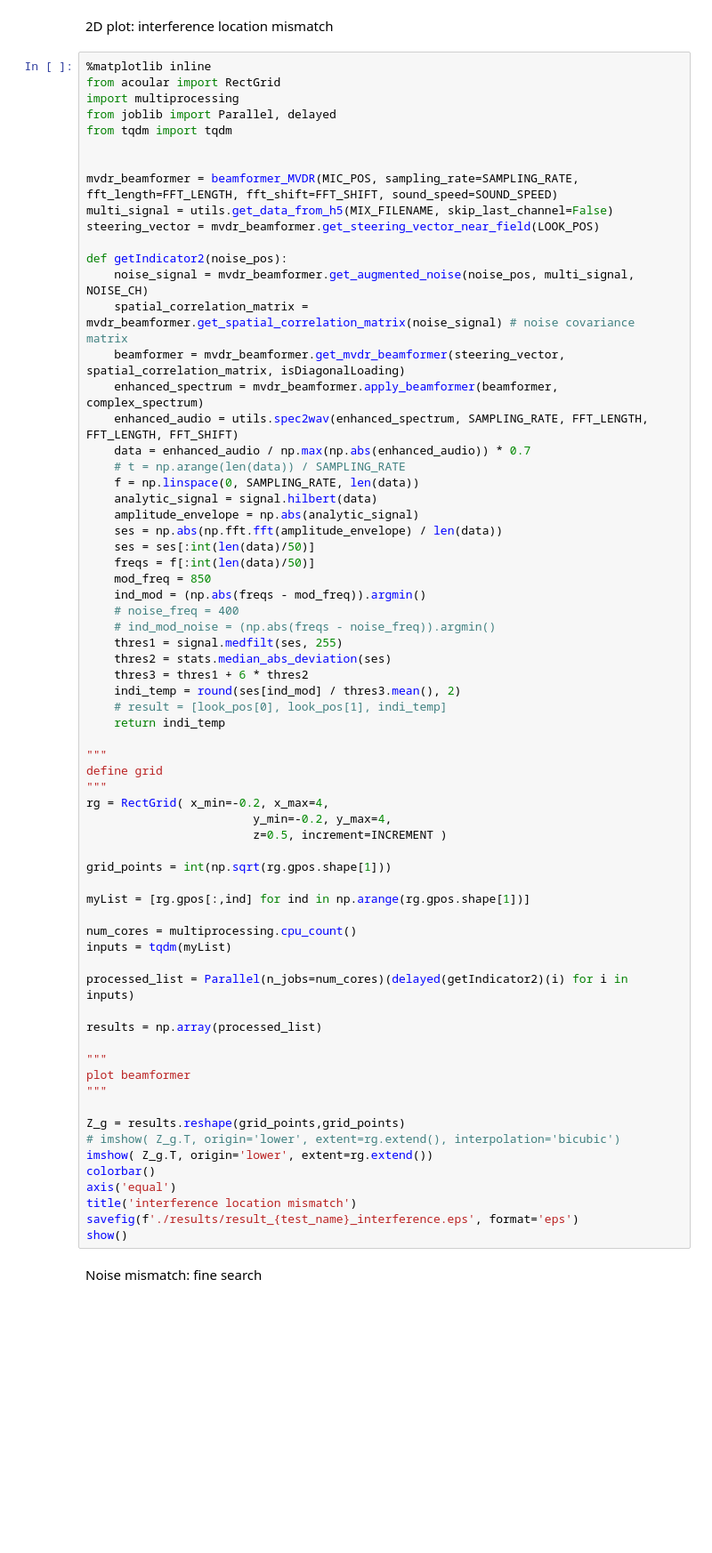
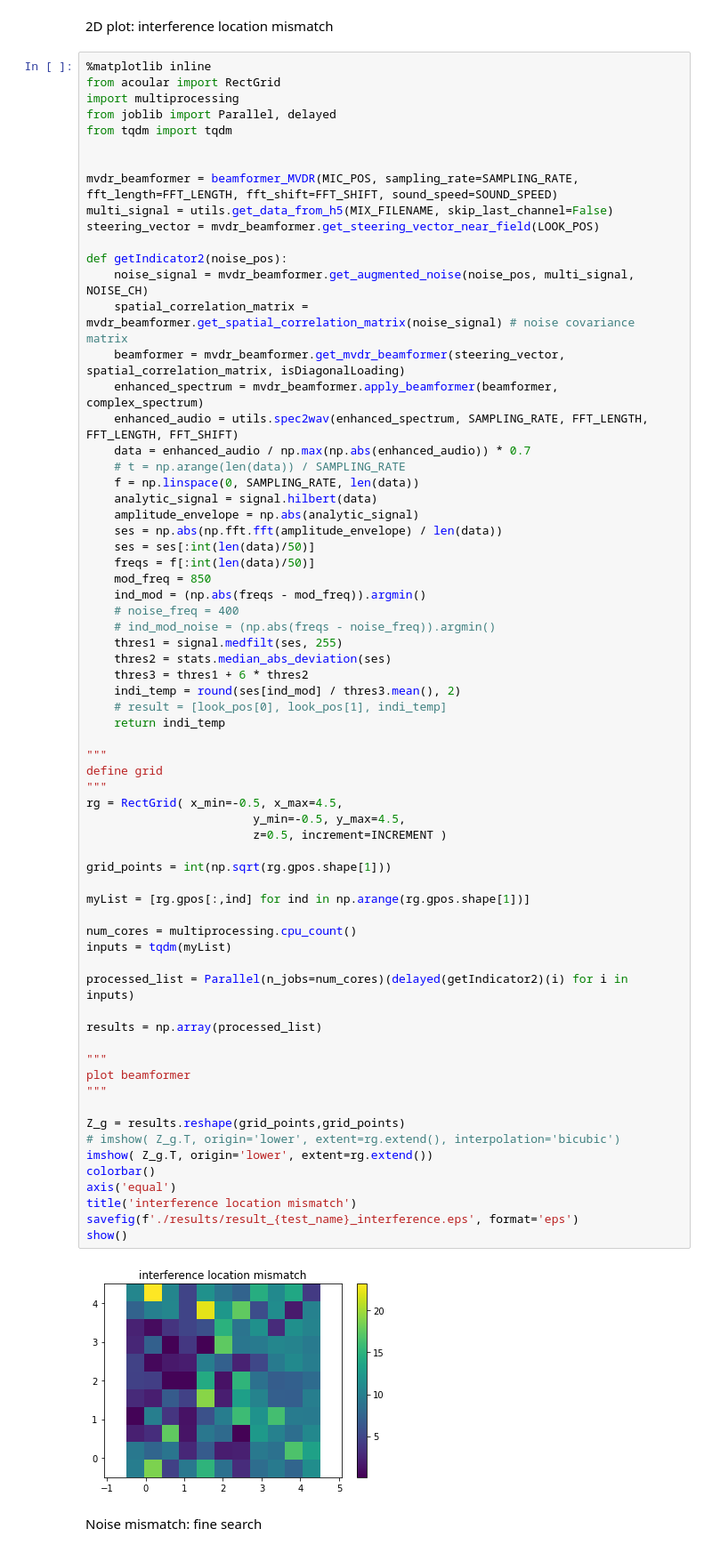
Before and after one commit to qffqqf/mvdr_beamformer, a Jupyter notebook: scanning_test_simu.ipynb, the cells around one changed output. Shown at 89% size. Cells and saved outputs as stored; diff of their text form; blank space fills up the shorter version.

```diff
--- a/scanning_test_simu.ipynb
+++ b/scanning_test_simu.ipynb
@@ -315,35 +317,37 @@ def getIndicator2(noise_pos):
     return indi_temp
 
 """
 define grid
 """
-rg = RectGrid( x_min=-0.2, x_max=4,
-                        y_min=-0.2, y_max=4,
+rg = RectGrid( x_min=-0.5, x_max=4.5,
+                        y_min=-0.5, y_max=4.5,
                         z=0.5, increment=INCREMENT )
 
 grid_points = int(np.sqrt(rg.gpos.shape[1]))
 
 myList = [rg.gpos[:,ind] for ind in np.arange(rg.gpos.shape[1])]
 
 num_cores = multiprocessing.cpu_count()
 inputs = tqdm(myList)
 
 processed_list = Parallel(n_jobs=num_cores)(delayed(getIndicator2)(i) for i in inputs)
 
 results = np.array(processed_list)
 
 """
 plot beamformer
 """
 
 Z_g = results.reshape(grid_points,grid_points)
 # imshow( Z_g.T, origin='lower', extent=rg.extend(), interpolation='bicubic')
 imshow( Z_g.T, origin='lower', extent=rg.extend())
 colorbar()
 axis('equal')
 title('interference location mismatch')
 savefig(f'./results/result_{test_name}_interference.eps', format='eps')
 show()
+# %% [output]
+[figure, added]
 # %% [markdown]
 Noise mismatch: fine search
 # %%
```
Also changed, not shown: parts of 1 cell of this notebook, 6 other files.
